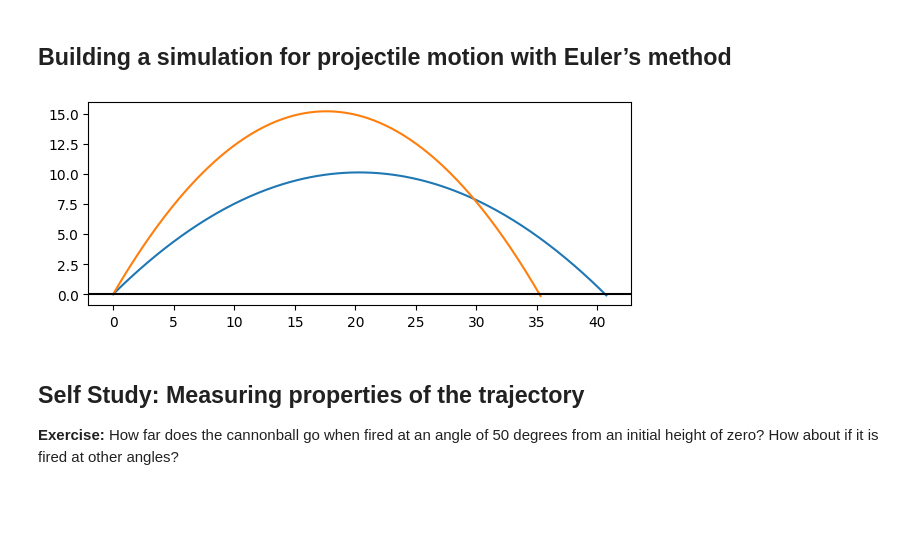
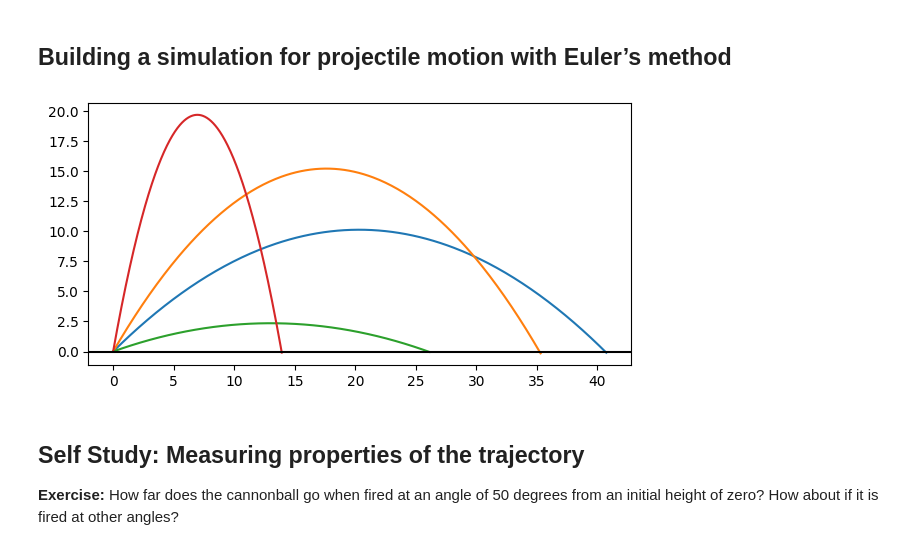
Before and after one commit to TeshShin/OpenGL_with_Pygame_programming, a Jupyter notebook: 실습/주피터(강의코드)/Lecture_05_Simulation & Optimization/lecture_05_simulation.ipynb, the cells around one changed output. Cells and saved outputs as stored; diff of their text form; code cells hidden in the pictures; blank space fills up the shorter version.

```diff
--- a/실습/주피터(강의코드)/Lecture_05_Simulation & Optimization/lecture_05_simulation.ipynb
+++ b/실습/주피터(강의코드)/Lecture_05_Simulation & Optimization/lecture_05_simulation.ipynb
@@ -29,35 +29,37 @@ def trajectory(theta,speed=20,height=0,dt=0.01,g=-9.81):
         z += vz * dt
         ts.append(t)
         xs.append(x)
         zs.append(z)
     return ts, xs, zs
 
 def plot_trajectories(*trajs,show_seconds=False):
     for traj in trajs:
         xs, zs = traj[1], traj[2]
         plt.plot(xs,zs)
         if show_seconds:
             second_indices = []
             second = 0
             for i,t in enumerate(traj[0]):
                 if t>= second:
                     second_indices.append(i)
                     second += 1
             plt.scatter([xs[i] for i in second_indices], [zs[i] for i in second_indices])
     xl = plt.xlim()
     plt.plot(plt.xlim(),[0,0],c='k')
     plt.xlim(*xl)
 
     width = 7
     coords_height = (plt.ylim()[1] - plt.ylim()[0])
     coords_width = (plt.xlim()[1] - plt.xlim()[0])
     plt.gcf().set_size_inches(width , width * coords_height / coords_width)
 
 plot_trajectories(
     trajectory(45),
-    trajectory(60))
+    trajectory(60),
+    trajectory(20),
+    trajectory(80))
 # %% [output]
-[figure, old version]
+[figure, new version]
 # %% [markdown]
 ## Self Study: Measuring properties of the trajectory
 
```
Also changed, not shown: parts of 2 cells of this notebook, 10 other files.
